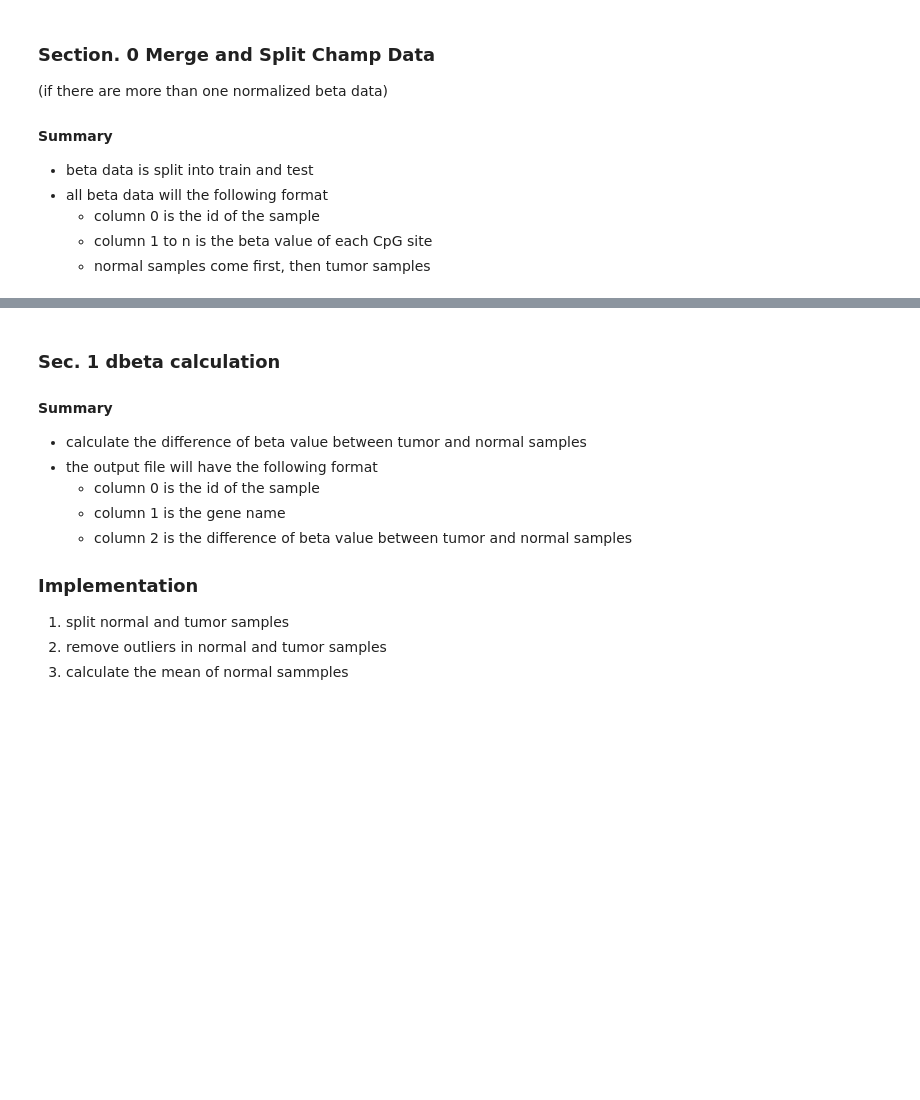
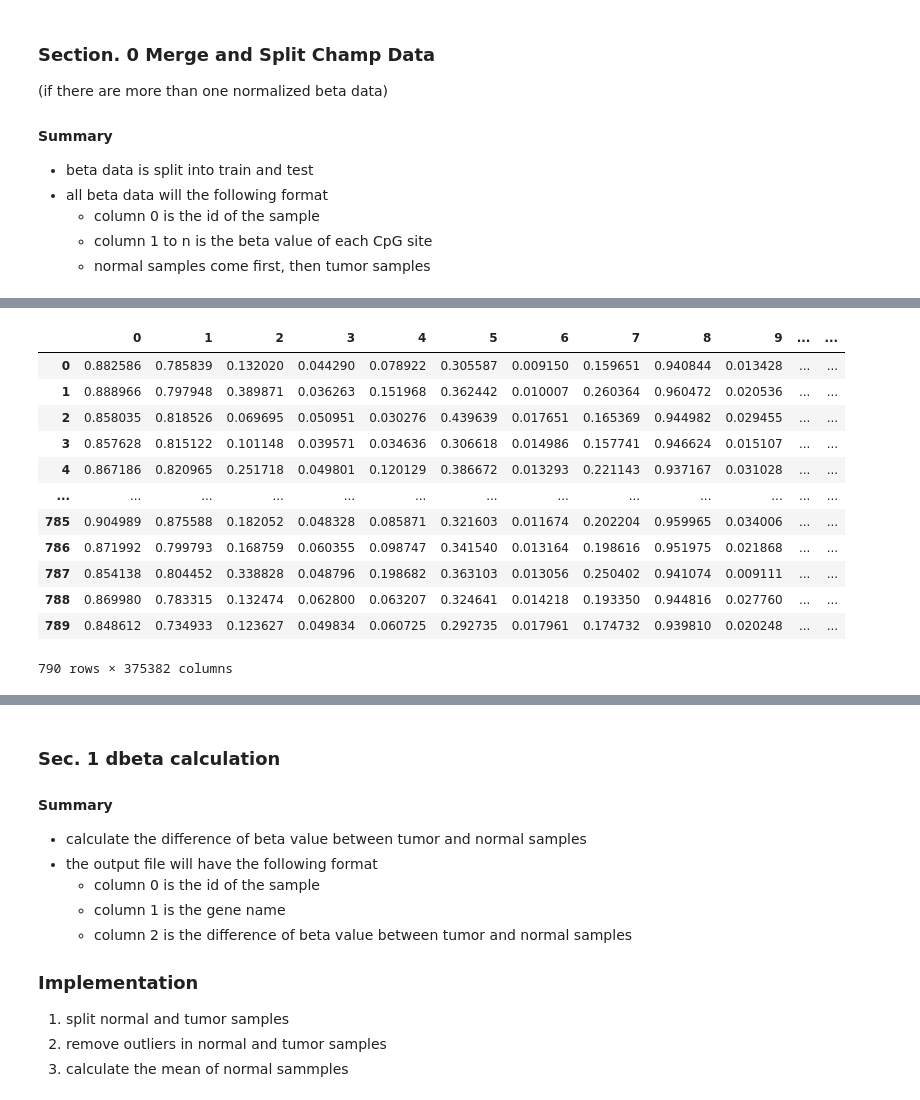
Before and after one commit to BioTechCo/main_project, a Jupyter notebook: notebooks/orange_pipeline_orchestrator.ipynb, the cells around one changed output, grey strips where cells are left out. Saved outputs shown, nothing was run; the diff lists cells and outputs as text; code cells hidden in the pictures; blank space fills up the shorter version.

```diff
--- a/notebooks/orange_pipeline_orchestrator.ipynb
+++ b/notebooks/orange_pipeline_orchestrator.ipynb
@@ -83,6 +111,8 @@ if beta_file_number == 2:
     df0_join = df0_join.iloc[:, 1::is_columns_duplicated]
     if data_source == "GDC_stomach_GSE99553":  # god forgive me
         df1_join = df1_join.iloc[:, 1::is_columns_duplicated_1]
+    else:
+        df1_join = df1_join.iloc[:, 1::is_columns_duplicated]
     df0_join.reset_index(drop=True, inplace=True)
     df1_join.reset_index(drop=True, inplace=True)
     df0_join_normal = df0_join.iloc[:, :normal_number_0]
@@ -132,5 +155,44 @@ elif beta_file_number == 1:
+# %%
+from imblearn.over_sampling import SMOTE
+
+# Combine the normal and tumor data
+if beta_file_number == 2:
+    X = pd.concat([df_normal, df_tumor], axis=1).T
+    y = [0] * df_normal.shape[1] + [1] * df_tumor.shape[1]
+elif beta_file_number == 1:
+    X = df0_join.T
+    y = [0] * normal_number_0 + [1] * (df0_join.shape[1] - normal_number_0)
+update_nested_toml(
+    "preprocess.merge_and_split", "Before_SMOTE_X_shape", X.shape
+)
+update_nested_toml(
+    "preprocess.merge_and_split", "Before_SMOTE_y_shape", len(y)
+)
+# %%
+smote = SMOTE(random_state=seed)
+X_resampled, y_resampled = smote.fit_resample(X, y)
+update_nested_toml(
+    "preprocess.merge_and_split", "After_SMOTE_X_shape", X_resampled.shape
+)
+update_nested_toml(
+    "preprocess.merge_and_split", "After_SMOTE_y_shape", len(y_resampled)
+)
 # %%
 # DEBUG
-df
+X_resampled
 # END
+# %% [output]
+|  | 0 | 1 | 2 | 3 | 4 | 5 | 6 | 7 | 8 | 9 | ... | ... |
+| 0 | 0.882586 | 0.785839 | 0.132020 | 0.044290 | 0.078922 | 0.305587 | 0.009150 | 0.159651 | 0.940844 | 0.013428 | ... | ... |
+| 1 | 0.888966 | 0.797948 | 0.389871 | 0.036263 | 0.151968 | 0.362442 | 0.010007 | 0.260364 | 0.960472 | 0.020536 | ... | ... |
+| 2 | 0.858035 | 0.818526 | 0.069695 | 0.050951 | 0.030276 | 0.439639 | 0.017651 | 0.165369 | 0.944982 | 0.029455 | ... | ... |
+| 3 | 0.857628 | 0.815122 | 0.101148 | 0.039571 | 0.034636 | 0.306618 | 0.014986 | 0.157741 | 0.946624 | 0.015107 | ... | ... |
+| 4 | 0.867186 | 0.820965 | 0.251718 | 0.049801 | 0.120129 | 0.386672 | 0.013293 | 0.221143 | 0.937167 | 0.031028 | ... | ... |
+| ... | ... | ... | ... | ... | ... | ... | ... | ... | ... | ... | ... | ... |
+| 785 | 0.904989 | 0.875588 | 0.182052 | 0.048328 | 0.085871 | 0.321603 | 0.011674 | 0.202204 | 0.959965 | 0.034006 | ... | ... |
+| 786 | 0.871992 | 0.799793 | 0.168759 | 0.060355 | 0.098747 | 0.341540 | 0.013164 | 0.198616 | 0.951975 | 0.021868 | ... | ... |
+| 787 | 0.854138 | 0.804452 | 0.338828 | 0.048796 | 0.198682 | 0.363103 | 0.013056 | 0.250402 | 0.941074 | 0.009111 | ... | ... |
+| 788 | 0.869980 | 0.783315 | 0.132474 | 0.062800 | 0.063207 | 0.324641 | 0.014218 | 0.193350 | 0.944816 | 0.027760 | ... | ... |
+| 789 | 0.848612 | 0.734933 | 0.123627 | 0.049834 | 0.060725 | 0.292735 | 0.017961 | 0.174732 | 0.939810 | 0.020248 | ... | ... |
+790 rows × 375382 columns
 # %%
```
Also changed, not shown: parts of 17 cells of this notebook.
